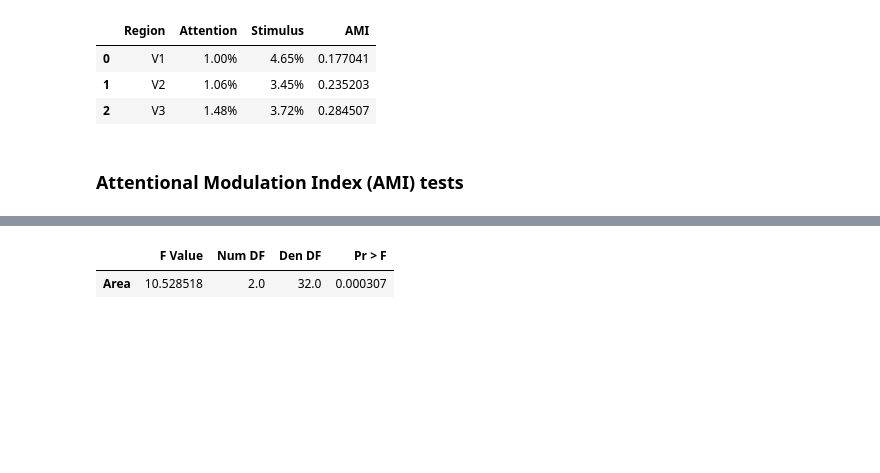
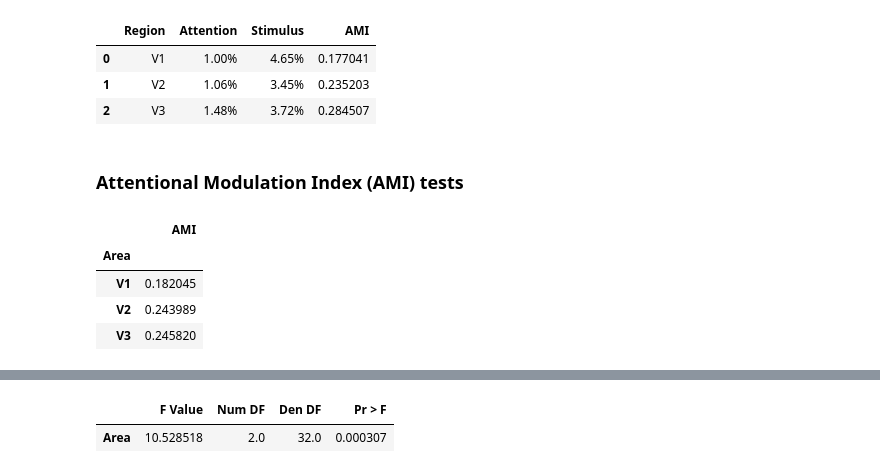
Before and after one commit to TimVanMourik/LayerAttention, a Jupyter notebook: Notebooks/RegionAnalysis.ipynb, the cells around one changed output, grey strips where cells are left out. Cells and saved outputs as stored; diff of their text form; code cells hidden in the pictures; blank space fills up the shorter version.

```diff
--- a/Notebooks/RegionAnalysis.ipynb
+++ b/Notebooks/RegionAnalysis.ipynb
@@ -18,7 +18,7 @@ excluded_subjects = [13, 14]
 selected_subjects = list(set(selected_subjects).symmetric_difference(excluded_subjects))
 number_of_subjects = len(selected_subjects)
 # %%
-root_directory = 'P:/3015003.04/Studies/LayerAttention'
+root_directory = 'P:\\3015003.04\\Studies\\LayerAttention'
 hemispheres = ['lh', 'rh']
 regressors_of_interest = [
     'Stimulus_{Right,On}',
@@ -39,10 +39,10 @@ def make_figure(region):
             regressors = []
             time_course = []
             for chunk in range(1,4):
-                subject_directory = '{:s}\\SubjectData\\Subject{:02d}\\Set{:d}'.format(
+                subject_directory = '{:s}/SubjectData/Subject{:02d}/Set{:d}'.format(
                     root_directory, selected_subjects[subject], chunk
                 )
-                design_file = '{:s}\\DesignMatrix\\DesignStimulus.mat'.format(subject_directory);
+                design_file = '{:s}/DesignMatrix/DesignStimulus.mat'.format(subject_directory);
                 if not os.path.isfile(design_file):
                     continue
 
@@ -56,7 +56,7 @@ def make_figure(region):
                 regressors += [i[0][0] for i in np.transpose(r)]
                 design_matrix = pd.DataFrame(data=design_matrix, columns=regressors)
 
-                timecourse_file ='{:s}\\TimeCourses/{:s}.{:s}.mat'.format(
+                timecourse_file ='{:s}/TimeCourses/{:s}.{:s}.mat'.format(
                     subject_directory, hemisphere, region
                 )
                 mat = scipy.io.loadmat(timecourse_file)
@@ -192,3 +205,11 @@ for region in regions:
     ami_scores = att_effect / (att_effect + stim_effect)
     for i in range(len(ami_scores)):
         ami = ami.append({'Area': region, 'AMI': ami_scores[i], 'Subject': i}, ignore_index=True)
+# %%
+ami.groupby(['Area']).mean()
+# %% [output]
+|  | AMI |
+| Area |  |
+| V1 | 0.182045 |
+| V2 | 0.243989 |
+| V3 | 0.245820 |
```
Also changed, not shown: parts of 5 cells of this notebook.
